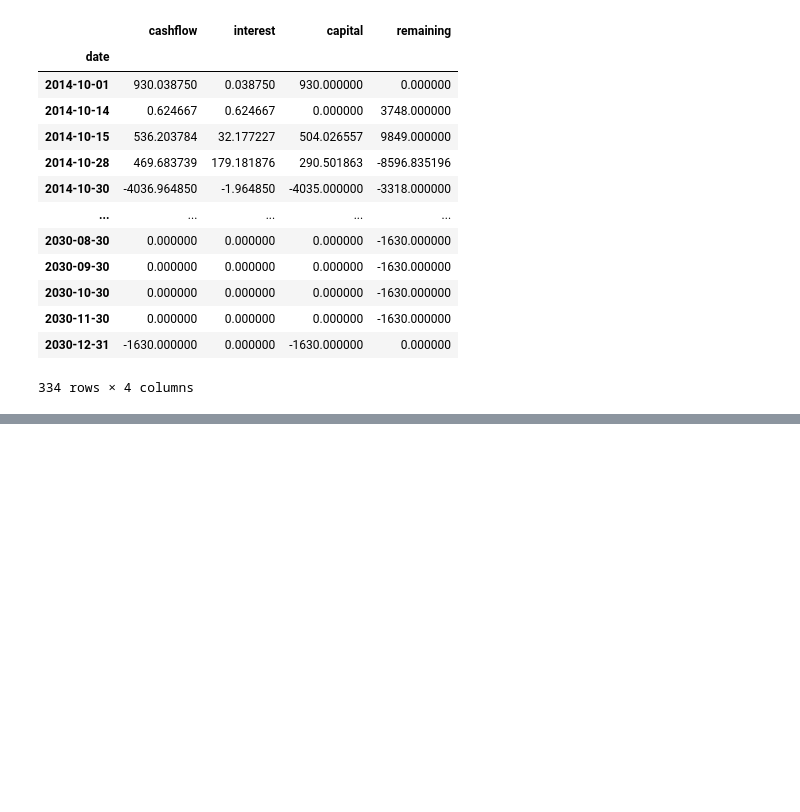
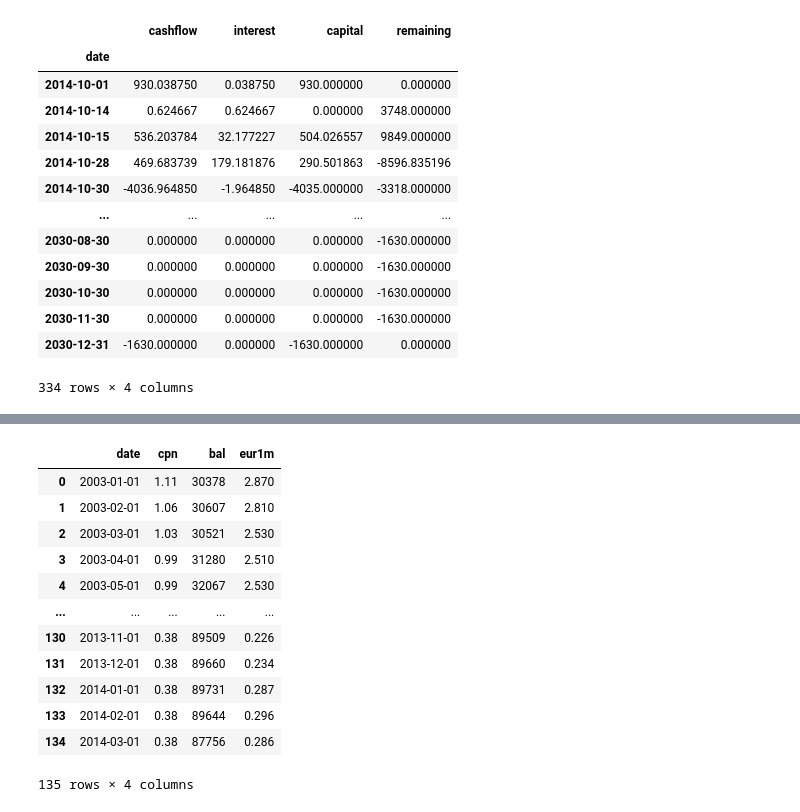
Before and after one commit to gsmyridis/ALM, a Jupyter notebook: interest_liq_risk.ipynb, the cells around one changed output, grey strips where cells are left out. Drawn from its saved outputs; the diff is of its cells as text; code cells hidden in the pictures; blank space fills up the shorter version.

```diff
--- a/interest_liq_risk.ipynb
+++ b/interest_liq_risk.ipynb
@@ -207,0 +231,16 @@ display(lq_table)
+# %%
+nmd
+# %% [output]
+|  | date | cpn | bal | eur1m |
+| 0 | 2003-01-01 | 1.11 | 30378 | 2.870 |
+| 1 | 2003-02-01 | 1.06 | 30607 | 2.810 |
+| 2 | 2003-03-01 | 1.03 | 30521 | 2.530 |
+| 3 | 2003-04-01 | 0.99 | 31280 | 2.510 |
+| 4 | 2003-05-01 | 0.99 | 32067 | 2.530 |
+| ... | ... | ... | ... | ... |
+| 130 | 2013-11-01 | 0.38 | 89509 | 0.226 |
+| 131 | 2013-12-01 | 0.38 | 89660 | 0.234 |
+| 132 | 2014-01-01 | 0.38 | 89731 | 0.287 |
+| 133 | 2014-02-01 | 0.38 | 89644 | 0.296 |
+| 134 | 2014-03-01 | 0.38 | 87756 | 0.286 |
+135 rows × 4 columns
```
Also changed, not shown: parts of 6 cells of this notebook, 3 other files.
